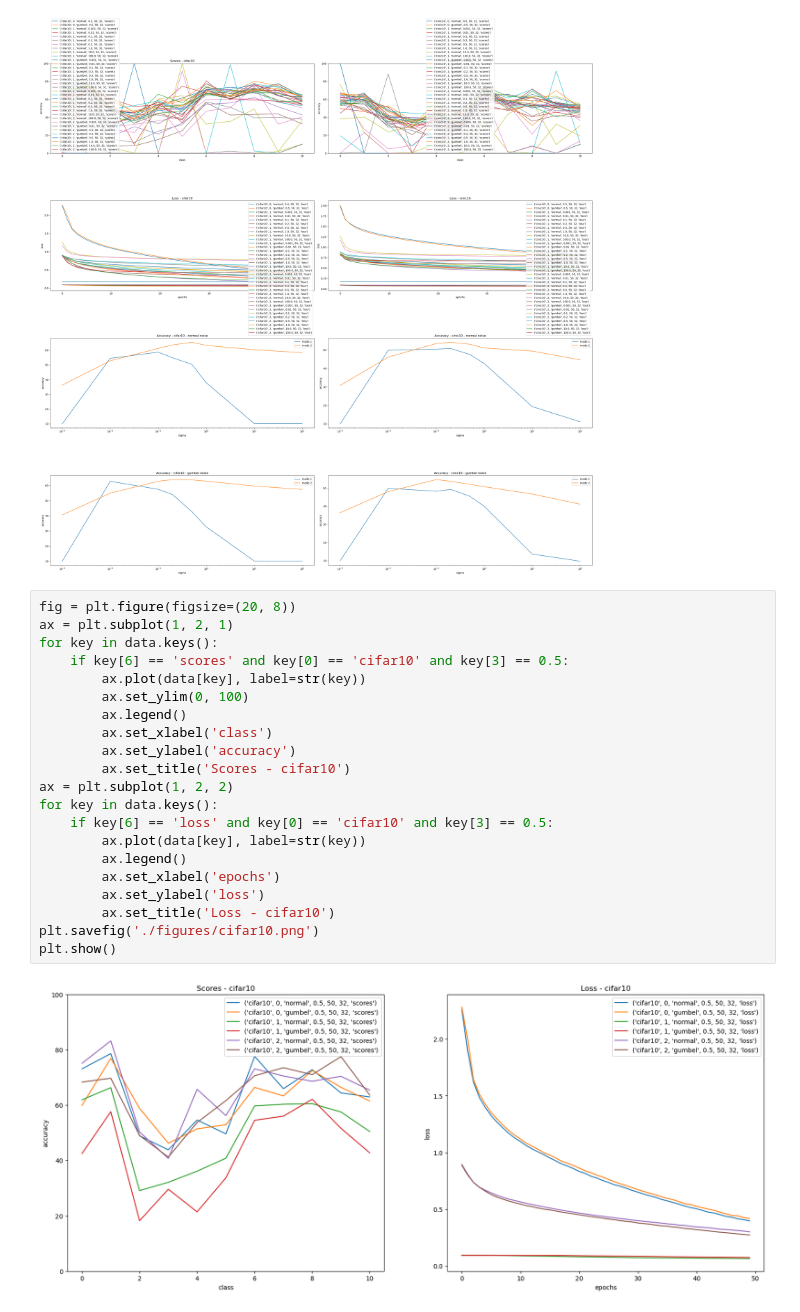
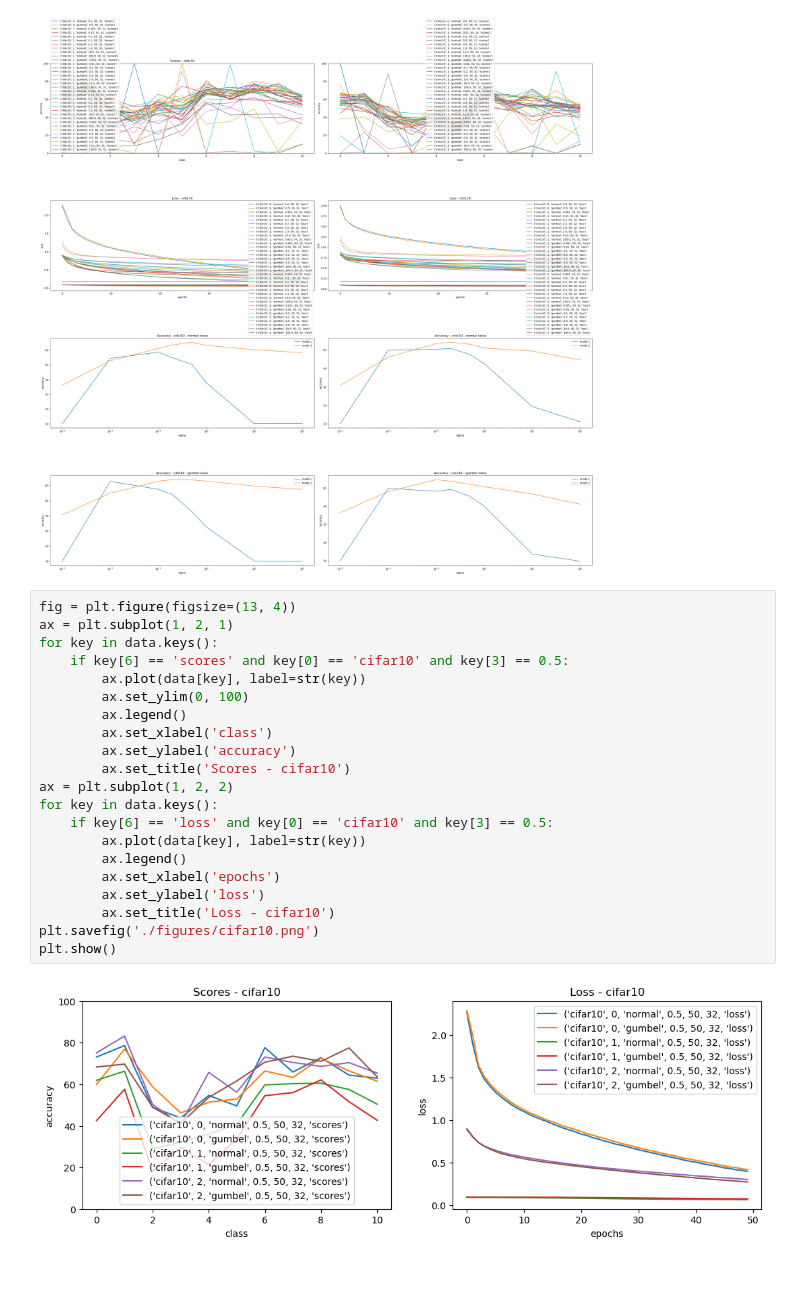
Before and after one commit to AlexiaALLAL/Structured-data_perturbed-optimizers, a Jupyter notebook: graphs.ipynb, the cells around one changed output. Cells and saved outputs as stored; diff of their text form; blank space fills up the shorter version.

Commit message:
Better scale for the plots

```diff
--- a/graphs.ipynb
+++ b/graphs.ipynb
@@ -193,26 +193,26 @@ plt.show()
 # %% [output]
 [figure]
 # %%
-fig = plt.figure(figsize=(20, 8))
+fig = plt.figure(figsize=(13, 4))
 ax = plt.subplot(1, 2, 1)
 for key in data.keys():
     if key[6] == 'scores' and key[0] == 'cifar10' and key[3] == 0.5:
         ax.plot(data[key], label=str(key))
         ax.set_ylim(0, 100)
         ax.legend()
         ax.set_xlabel('class')
         ax.set_ylabel('accuracy')
         ax.set_title('Scores - cifar10')
 ax = plt.subplot(1, 2, 2)
 for key in data.keys():
     if key[6] == 'loss' and key[0] == 'cifar10' and key[3] == 0.5:
         ax.plot(data[key], label=str(key))
         ax.legend()
         ax.set_xlabel('epochs')
         ax.set_ylabel('loss')
         ax.set_title('Loss - cifar10')
 plt.savefig('./figures/cifar10.png')
 plt.show()
 # %% [output]
-[figure, old version]
+[figure, new version]
 # %%
```
Also changed, not shown: parts of 7 cells of this notebook, 4 other files.
